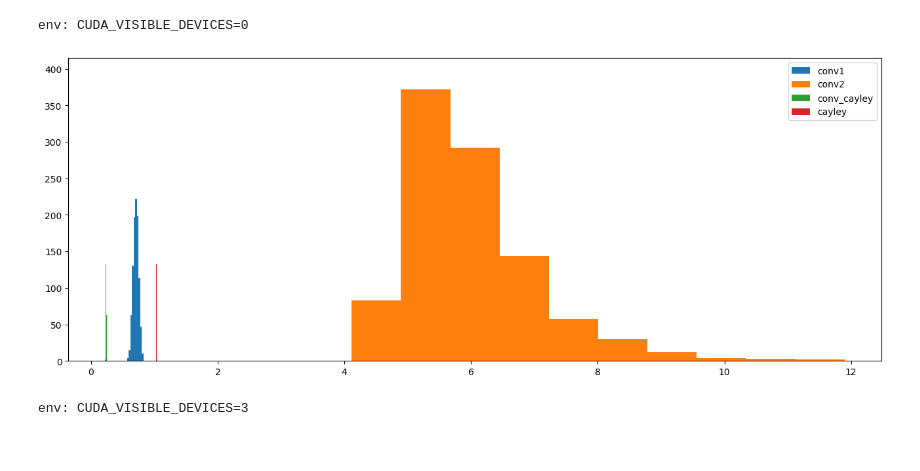
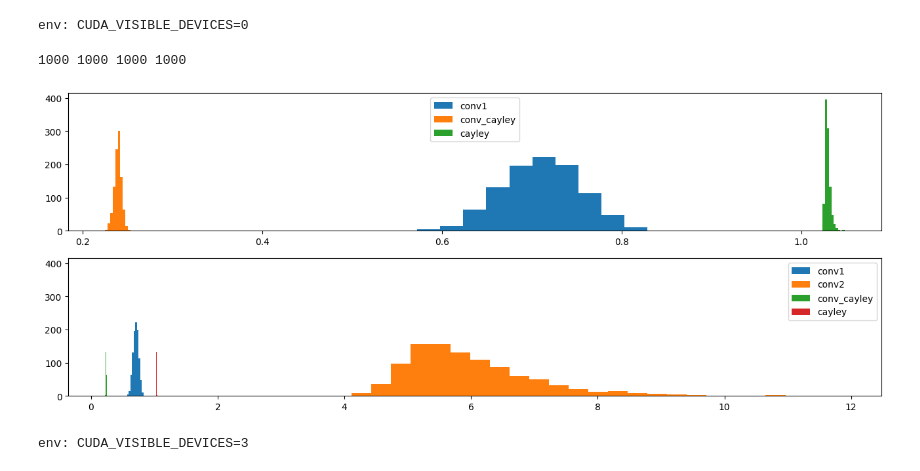
Before and after one commit to abhhfcgjk/VG_Architectural_Adversarial_Robustness, a Jupyter notebook: lips_conv.ipynb, the cells around one changed output. Drawn from its saved outputs; the diff is of its cells as text; code cells hidden in the pictures.

```diff
--- a/lips_conv.ipynb
+++ b/lips_conv.ipynb
@@ -89,17 +89,24 @@ for name in tqdm(iter_dir, total=len(iter_dir)):
         x_in = x
 # %% [output]
 env: CUDA_VISIBLE_DEVICES=0
-# %%
-fig, axis = plt.subplots(1, 1, figsize=(16,6))
-
-axis.hist(l_conv1, label='conv1')
-axis.hist(l_conv2, label='conv2')
-axis.hist(l_cayley1, label='conv_cayley')
-axis.hist(l_cayley2, label='cayley')
-axis.legend()
-plt.show()
-# %% [output]
-[figure, removed]
+# %%
+fig, axis = plt.subplots(2, 1, figsize=(16,6))
+print(len(l_conv1), len(l_conv2), len(l_cayley1), len(l_cayley2))
+axis[0].hist(l_conv1, label='conv1') # блок свертки conv4 в Linearity (до CayleyBlock)
+# axis[0].hist(l_conv2, label='conv2', bins=25) # блок свертки conv5 в Linearity (после CayleyBlock)
+axis[0].hist(l_cayley1, label='conv_cayley') # свертака в CayleyBlock
+axis[0].hist(l_cayley2, label='cayley') # преобразование Cayley в CayleyBlock
+axis[0].legend()
+
+axis[1].hist(l_conv1, label='conv1') # блок свертки conv4 в Linearity (до CayleyBlock)
+axis[1].hist(l_conv2, label='conv2', bins=25) # блок свертки conv5 в Linearity (после CayleyBlock)
+axis[1].hist(l_cayley1, label='conv_cayley') # свертака в CayleyBlock
+axis[1].hist(l_cayley2, label='cayley') # преобразование Cayley в CayleyBlock
+axis[1].legend()
+plt.show()
+# %% [output]
+1000 1000 1000 1000
+[figure, added]
 # %%
 %set_env CUDA_VISIBLE_DEVICES=0
 device = torch.device("cuda:3" if torch.cuda.is_available() else "cpu")
```
Also changed, not shown: 11 other files.
